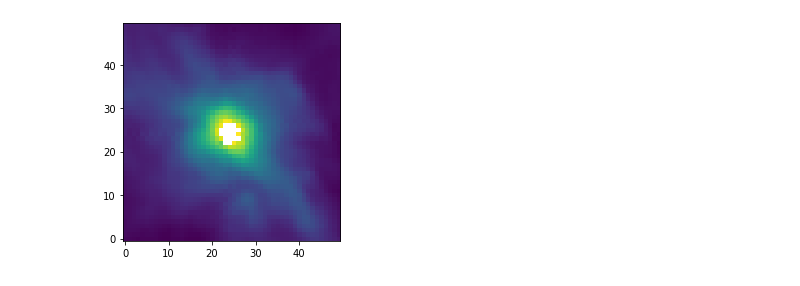
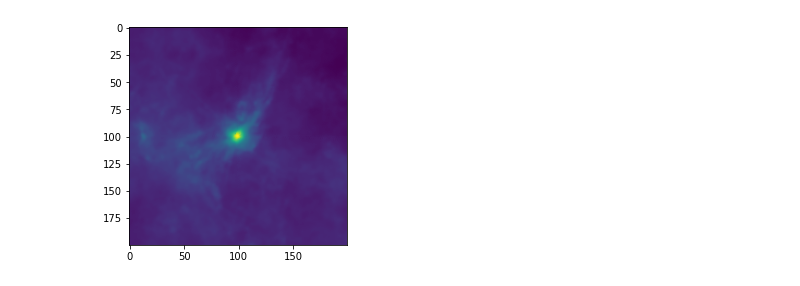
Before and after one commit to martimmcdc/2d-gaussian-fitting, a Jupyter notebook: Untitled.ipynb, the cells around one changed output. Saved outputs shown, nothing was run; the diff lists cells and outputs as text; code cells hidden in the pictures.

```diff
--- a/Untitled.ipynb
+++ b/Untitled.ipynb
@@ -95,6 +78,8 @@ WAT2_001= 'wtype=tan axtype=glat'
 # %%
-hdu_fitted = fits.open('sat_images_corrected/im250_sat_1_fixed.fits')
-plt.imshow(np.log10(hdu.data[75:125,75:125]),origin='lower')
+new = fits.open('sat_images_corrected/im250_sat_1_fixed.fits')[0]
+
+
+plt.imshow(np.log10(new.data))
 plt.show()
 # %% [output]
-[figure, old version]
+[figure, new version]
```
Also changed, not shown: parts of 4 cells of this notebook, 8 other files.
